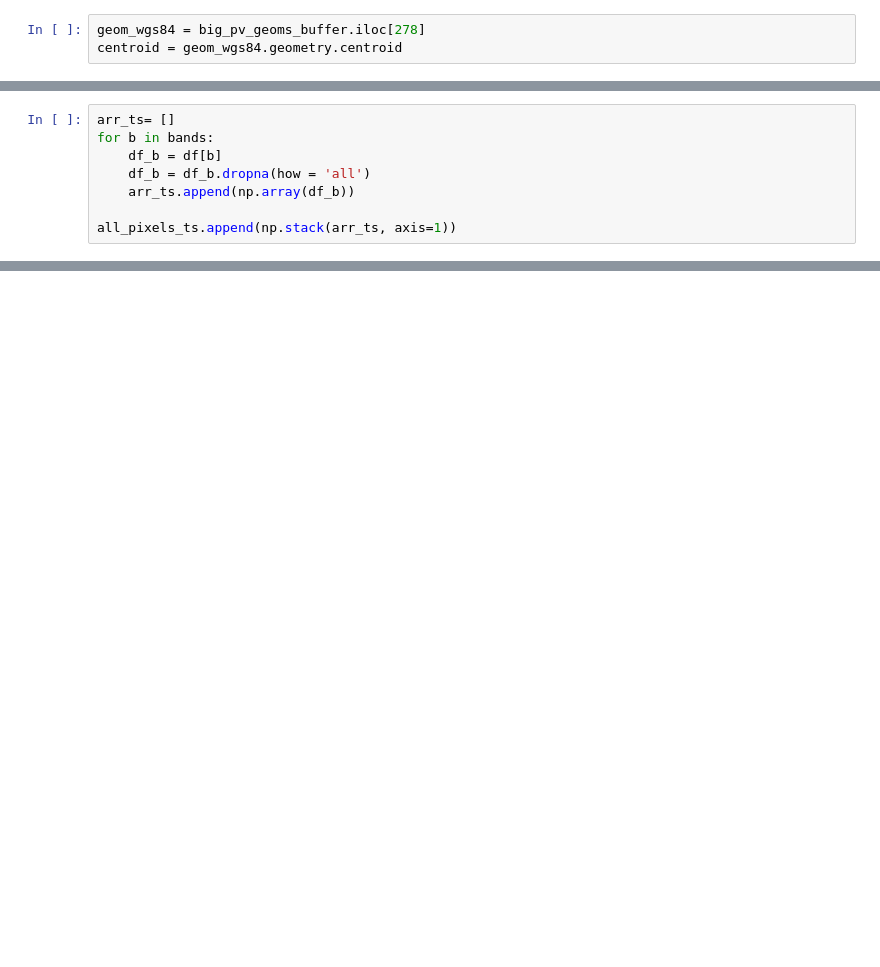
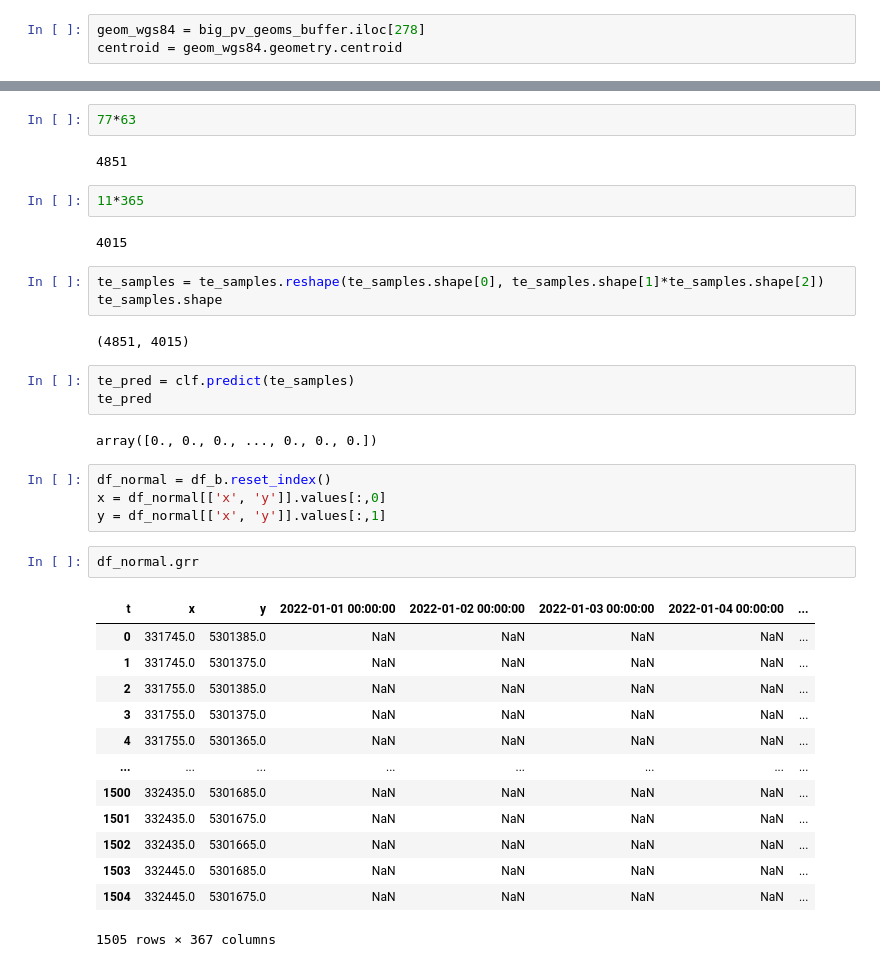
Before and after one commit to clausmichele/openEO_photovoltaic, a Jupyter notebook: notebooks/2D_Modeling.ipynb, the cells around one changed output, grey strips where cells are left out. Drawn from its saved outputs; the diff is of its cells as text; blank space fills up the shorter version.

```diff
--- a/notebooks/2D_Modeling.ipynb
+++ b/notebooks/2D_Modeling.ipynb
@@ -596,8 +735,0 @@ ValueError: node array from the pickle has an incompatible dtype:
-# %%
-arr_ts= []
-for b in bands:
-    df_b = df[b]
-    df_b = df_b.dropna(how = 'all')
-    arr_ts.append(np.array(df_b))
-
-all_pixels_ts.append(np.stack(arr_ts, axis=1))
@@ -685,0 +762,38 @@ Attributes:
+# %%
+77*63
+# %% [output]
+4851
+# %%
+11*365
+# %% [output]
+4015
+# %%
+te_samples = te_samples.reshape(te_samples.shape[0], te_samples.shape[1]*te_samples.shape[2])
+te_samples.shape
+# %% [output]
+(4851, 4015)
+# %%
+te_pred = clf.predict(te_samples)
+te_pred
+# %% [output]
+array([0., 0., 0., ..., 0., 0., 0.])
+# %%
+df_normal = df_b.reset_index()
+x = df_normal[['x', 'y']].values[:,0]
+y = df_normal[['x', 'y']].values[:,1]
+# %%
+df_normal.grr
+# %% [output]
+| t | x | y | 2022-01-01 00:00:00 | 2022-01-02 00:00:00 | 2022-01-03 00:00:00 | 2022-01-04 00:00:00 | ... |
+| 0 | 331745.0 | 5301385.0 | NaN | NaN | NaN | NaN | ... |
+| 1 | 331745.0 | 5301375.0 | NaN | NaN | NaN | NaN | ... |
+| 2 | 331755.0 | 5301385.0 | NaN | NaN | NaN | NaN | ... |
+| 3 | 331755.0 | 5301375.0 | NaN | NaN | NaN | NaN | ... |
+| 4 | 331755.0 | 5301365.0 | NaN | NaN | NaN | NaN | ... |
+| ... | ... | ... | ... | ... | ... | ... | ... |
+| 1500 | 332435.0 | 5301685.0 | NaN | NaN | NaN | NaN | ... |
+| 1501 | 332435.0 | 5301675.0 | NaN | NaN | NaN | NaN | ... |
+| 1502 | 332435.0 | 5301665.0 | NaN | NaN | NaN | NaN | ... |
+| 1503 | 332445.0 | 5301685.0 | NaN | NaN | NaN | NaN | ... |
+| 1504 | 332445.0 | 5301675.0 | NaN | NaN | NaN | NaN | ... |
+1505 rows × 367 columns
```
Also changed, not shown: parts of 43 cells of this notebook, 2 other files.
